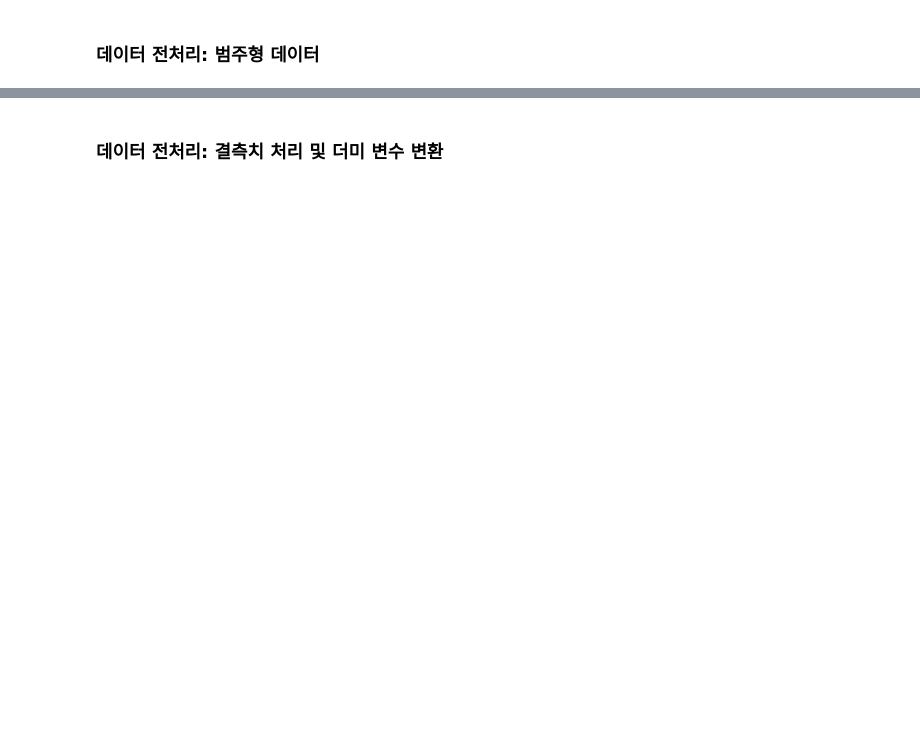
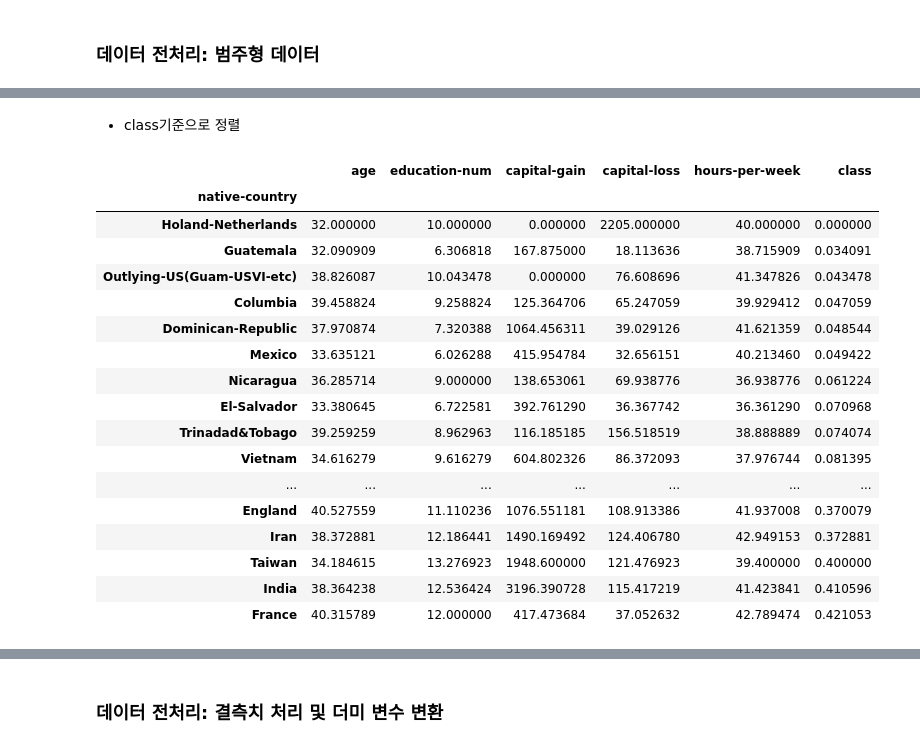
Before and after one commit to HSYhrae/TIL, a Jupyter notebook: Decision_Tree(salary).ipynb, the cells around one changed output, grey strips where cells are left out. Saved outputs shown, nothing was run; the diff lists cells and outputs as text; code cells hidden in the pictures; blank space fills up the shorter version.

```diff
--- a/Decision_Tree(salary).ipynb
+++ b/Decision_Tree(salary).ipynb
@@ -106,0 +353,23 @@ data.describe(include = 'all')
+# %% [markdown]
+- class기준으로 정렬
+# %%
+data.groupby('native-country').mean().sort_values('class')
+# %% [output]
+|  | age | education-num | capital-gain | capital-loss | hours-per-week | class |
+| native-country |  |  |  |  |  |  |
+| Holand-Netherlands | 32.000000 | 10.000000 | 0.000000 | 2205.000000 | 40.000000 | 0.000000 |
+| Guatemala | 32.090909 | 6.306818 | 167.875000 | 18.113636 | 38.715909 | 0.034091 |
+| Outlying-US(Guam-USVI-etc) | 38.826087 | 10.043478 | 0.000000 | 76.608696 | 41.347826 | 0.043478 |
+| Columbia | 39.458824 | 9.258824 | 125.364706 | 65.247059 | 39.929412 | 0.047059 |
+| Dominican-Republic | 37.970874 | 7.320388 | 1064.456311 | 39.029126 | 41.621359 | 0.048544 |
+| Mexico | 33.635121 | 6.026288 | 415.954784 | 32.656151 | 40.213460 | 0.049422 |
+| Nicaragua | 36.285714 | 9.000000 | 138.653061 | 69.938776 | 36.938776 | 0.061224 |
+| El-Salvador | 33.380645 | 6.722581 | 392.761290 | 36.367742 | 36.361290 | 0.070968 |
+| Trinadad&Tobago | 39.259259 | 8.962963 | 116.185185 | 156.518519 | 38.888889 | 0.074074 |
+| Vietnam | 34.616279 | 9.616279 | 604.802326 | 86.372093 | 37.976744 | 0.081395 |
+| ... | ... | ... | ... | ... | ... | ... |
+| England | 40.527559 | 11.110236 | 1076.551181 | 108.913386 | 41.937008 | 0.370079 |
+| Iran | 38.372881 | 12.186441 | 1490.169492 | 124.406780 | 42.949153 | 0.372881 |
+| Taiwan | 34.184615 | 13.276923 | 1948.600000 | 121.476923 | 39.400000 | 0.400000 |
+| India | 38.364238 | 12.536424 | 3196.390728 | 115.417219 | 41.423841 | 0.410596 |
+| France | 40.315789 | 12.000000 | 417.473684 | 37.052632 | 42.789474 | 0.421053 |
```
Also changed, not shown: parts of 79 cells of this notebook.
